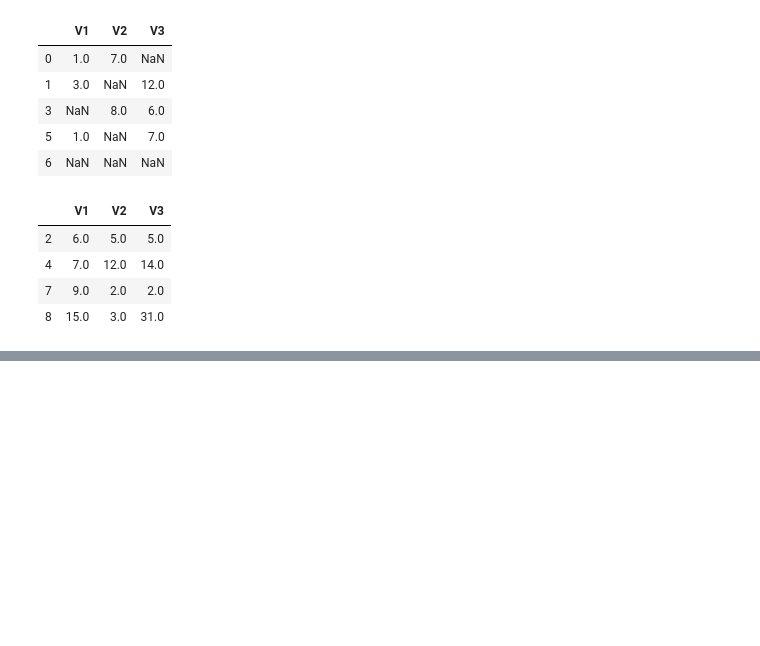
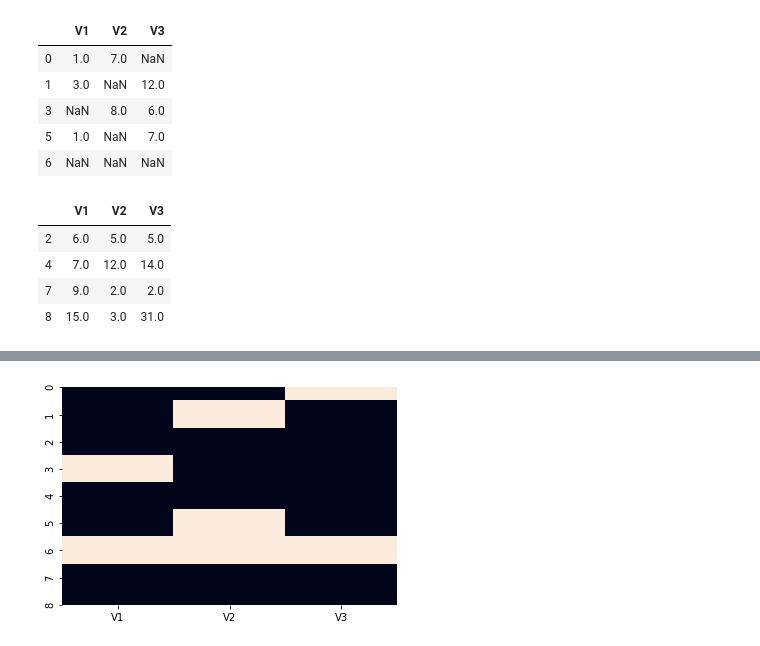
Before and after one commit to Furkan-Gulsen/veri_bilimi_ve_makine_ogrenmesi, a Jupyter notebook: Veri Ön İşleme/1.2- Eksik Veri Analizi.ipynb, the cells around one changed output, grey strips where cells are left out. Drawn from its saved outputs; the diff is of its cells as text; code cells hidden in the pictures; blank space fills up the shorter version.

```diff
--- a/Veri Ön İşleme/1.2- Eksik Veri Analizi.ipynb
+++ b/Veri Ön İşleme/1.2- Eksik Veri Analizi.ipynb
@@ -276,0 +327,6 @@ df[df.notnull().all(axis=1)]
+# %%
+import seaborn as sns
+
+sns.heatmap(df.isnull(), cbar=False);
+# %% [output]
+[figure, added]
```
Also changed, not shown: parts of 10 cells of this notebook.
